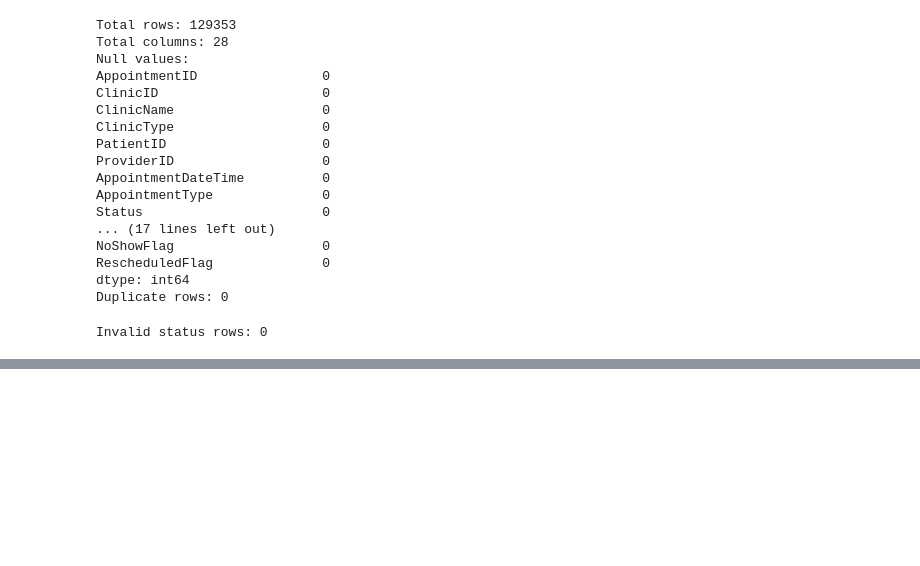
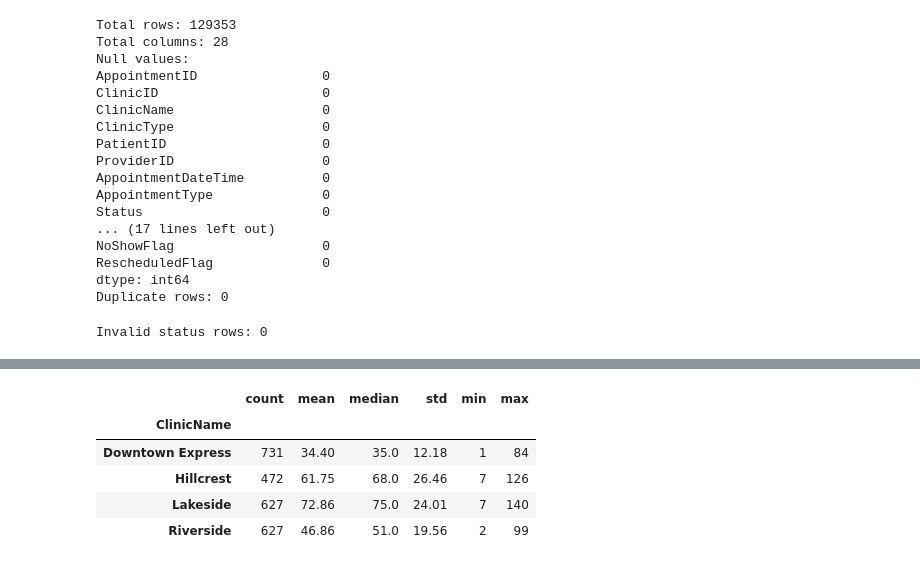
Before and after one commit to joshegwuatu/Appointment-volume-forecasting, a Jupyter notebook: EDA/01-EDA.ipynb, the cells around one changed output, grey strips where cells are left out. Drawn from its saved outputs; the diff is of its cells as text; code cells hidden in the pictures; blank space fills up the shorter version.

```diff
--- a/EDA/01-EDA.ipynb
+++ b/EDA/01-EDA.ipynb
@@ -801,0 +940,16 @@ Invalid status rows: 0
+# %%
+# Daily Statistics by Clinic
+daily_stats = (
+    daily_volume.groupby("ClinicName")["AppointmentVolume"]
+    .agg(["count", "mean", "median", "std", "min", "max"])
+    .round(2)
+)
+
+daily_stats
+# %% [output]
+|  | count | mean | median | std | min | max |
+| ClinicName |  |  |  |  |  |  |
+| Downtown Express | 731 | 34.40 | 35.0 | 12.18 | 1 | 84 |
+| Hillcrest | 472 | 61.75 | 68.0 | 26.46 | 7 | 126 |
+| Lakeside | 627 | 72.86 | 75.0 | 24.01 | 7 | 140 |
+| Riverside | 627 | 46.86 | 51.0 | 19.56 | 2 | 99 |
```
Also changed, not shown: parts of 9 cells of this notebook, 2 other files.
